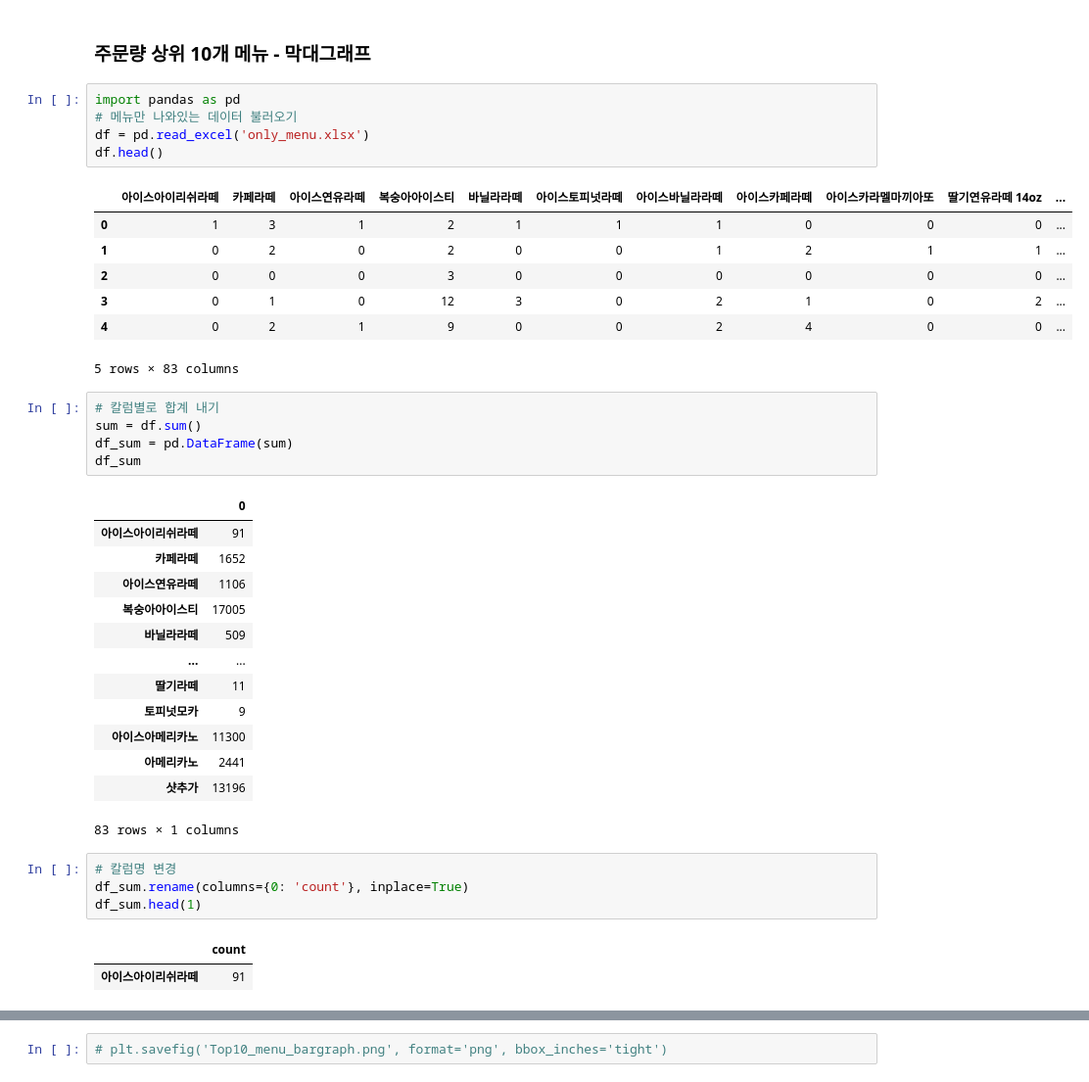
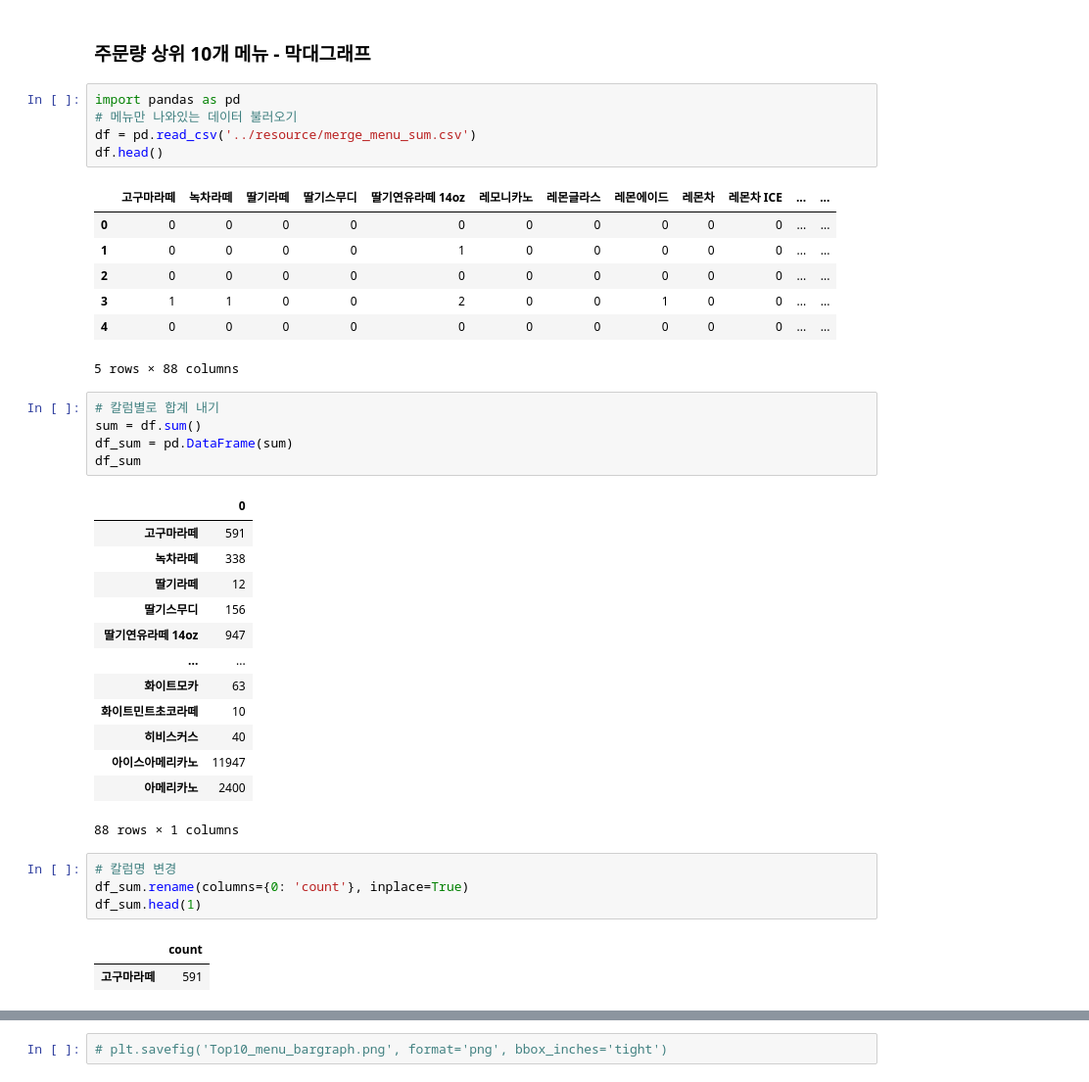
Before and after one commit to sohds/P4DS_gaeun_allocation, a Jupyter notebook: visualization/bargraph_menu.ipynb, the cells around one changed output, grey strips where cells are left out. Shown at 98% size. Cells and saved outputs as stored; diff of their text form.

```diff
--- a/visualization/bargraph_menu.ipynb
+++ b/visualization/bargraph_menu.ipynb
@@ -3,16 +3,16 @@
 # %%
 import pandas as pd
 # 메뉴만 나와있는 데이터 불러오기
-df = pd.read_excel('only_menu.xlsx')
+df = pd.read_csv('../resource/merge_menu_sum.csv')
 df.head()
 # %% [output]
-|  | 아이스아이리쉬라떼 | 카페라떼 | 아이스연유라떼 | 복숭아아이스티 | 바닐라라떼 | 아이스토피넛라떼 | 아이스바닐라라떼 | 아이스카페라떼 | 아이스카라멜마끼아또 | 딸기연유라떼 14oz | ... |
-| 0 | 1 | 3 | 1 | 2 | 1 | 1 | 1 | 0 | 0 | 0 | ... |
-| 1 | 0 | 2 | 0 | 2 | 0 | 0 | 1 | 2 | 1 | 1 | ... |
-| 2 | 0 | 0 | 0 | 3 | 0 | 0 | 0 | 0 | 0 | 0 | ... |
-| 3 | 0 | 1 | 0 | 12 | 3 | 0 | 2 | 1 | 0 | 2 | ... |
-| 4 | 0 | 2 | 1 | 9 | 0 | 0 | 2 | 4 | 0 | 0 | ... |
+|  | 고구마라떼 | 녹차라떼 | 딸기라떼 | 딸기스무디 | 딸기연유라떼 14oz | 레모니카노 | 레몬글라스 | 레몬에이드 | 레몬차 | 레몬차 ICE | ... | ... |
+| 0 | 0 | 0 | 0 | 0 | 0 | 0 | 0 | 0 | 0 | 0 | ... | ... |
+| 1 | 0 | 0 | 0 | 0 | 1 | 0 | 0 | 0 | 0 | 0 | ... | ... |
+| 2 | 0 | 0 | 0 | 0 | 0 | 0 | 0 | 0 | 0 | 0 | ... | ... |
+| 3 | 1 | 1 | 0 | 0 | 2 | 0 | 0 | 1 | 0 | 0 | ... | ... |
+| 4 | 0 | 0 | 0 | 0 | 0 | 0 | 0 | 0 | 0 | 0 | ... | ... |
-5 rows × 83 columns
+5 rows × 88 columns
 # %%
 # 칼럼별로 합계 내기
 sum = df.sum()
@@ -20,25 +20,25 @@ df_sum = pd.DataFrame(sum)
 df_sum
 # %% [output]
 |  | 0 |
-| 아이스아이리쉬라떼 | 91 |
-| 카페라떼 | 1652 |
-| 아이스연유라떼 | 1106 |
-| 복숭아아이스티 | 17005 |
-| 바닐라라떼 | 509 |
+| 고구마라떼 | 591 |
+| 녹차라떼 | 338 |
+| 딸기라떼 | 12 |
+| 딸기스무디 | 156 |
+| 딸기연유라떼 14oz | 947 |
 | ... | ... |
-| 딸기라떼 | 11 |
-| 토피넛모카 | 9 |
-| 아이스아메리카노 | 11300 |
-| 아메리카노 | 2441 |
-| 샷추가 | 13196 |
+| 화이트모카 | 63 |
+| 화이트민트초코라떼 | 10 |
+| 히비스커스 | 40 |
+| 아이스아메리카노 | 11947 |
+| 아메리카노 | 2400 |
-83 rows × 1 columns
+88 rows × 1 columns
 # %%
 # 칼럼명 변경
 df_sum.rename(columns={0: 'count'}, inplace=True)
 df_sum.head(1)
 # %% [output]
 |  | count |
-| 아이스아이리쉬라떼 | 91 |
+| 고구마라떼 | 591 |
 # %%
 # 내림차순으로 정렬
 df_sorted = df_sum.sort_values(by='count', ascending=False)
```
Also changed, not shown: parts of 5 cells of this notebook, 1 other file.
